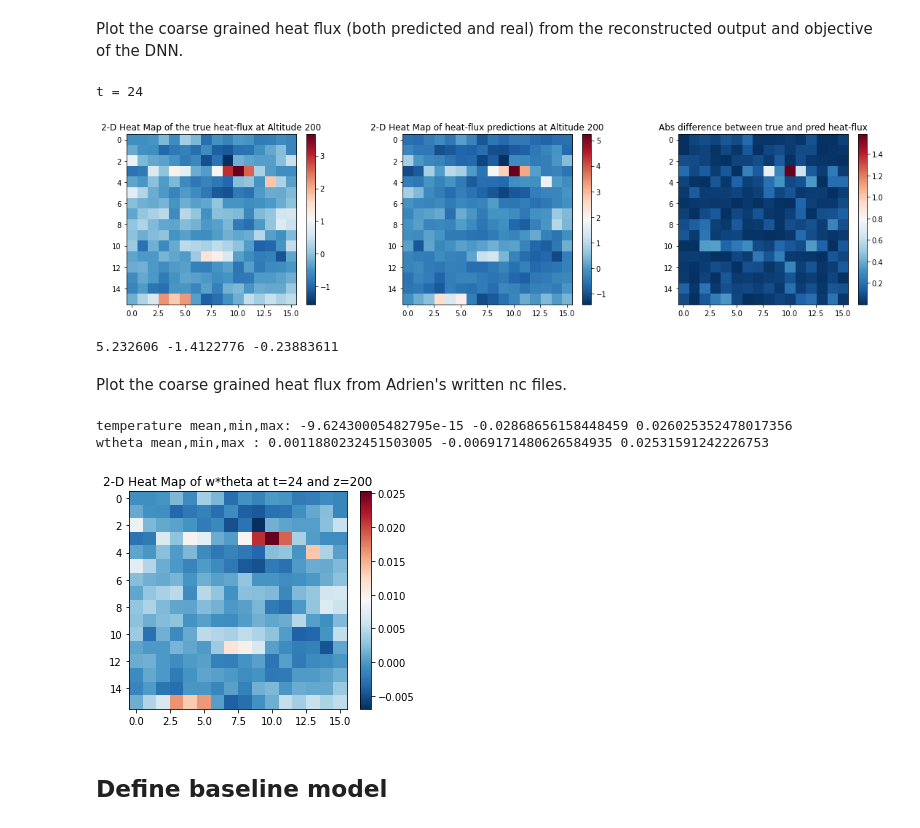
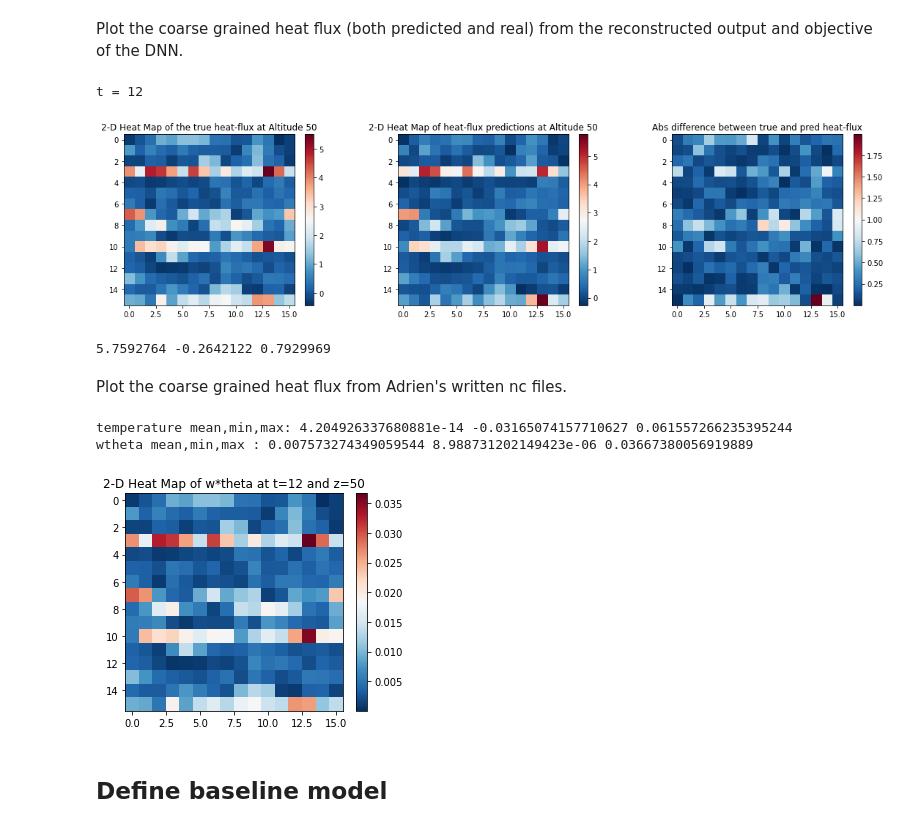
Before and after one commit to AdrienBq/Turbulence, a Jupyter notebook: explo/eval_model.ipynb, the cells around one changed output. Cells and saved outputs as stored; diff of their text form; code cells hidden in the pictures.

```diff
--- a/explo/eval_model.ipynb
+++ b/explo/eval_model.ipynb
@@ -113,7 +148,7 @@ n_batches = input_train.shape[0]//batch_size
 !!! This section only works with coarse_factors = [32] !!!
 # %%
 model_load = DNN(batch_size=batch_size,input_size=len_in,output_size=len_out)
-model_load.load_state_dict(torch.load(f'explo/models/model_bash_1.pt', map_location=torch.device('cpu')))
+model_load.load_state_dict(torch.load(f'explo/models/model_bash_0.pt', map_location=torch.device('cpu')))
 model_load.eval()
 # %% [output]
 DNN(
@@ -154,21 +189,21 @@ torch.Size([3328, 376])
 Plot the coarse grained heat flux (both predicted and real) from the reconstructed output and objective of the DNN.
 # %%
 t = 0
-z=200
+z=50
 L=32
 largeur = int(512/L)
 pred_ds = output_pred[t*largeur**2:(t+1)*largeur**2,:].cpu().detach().numpy()
 true_ds = output_test[t*largeur**2:(t+1)*largeur**2,:].cpu().detach().numpy()
 
 #print(pred_ds)
 print('t =',test_times[t])
 utils.plot_output(pred_ds,true_ds,L,z,color='RdBu_r')
 
 print(pred_ds[:,z].max(),pred_ds[:,z].min(),true_ds[:,z].mean())
 # %% [output]
-t = 24
+t = 12
-[figure, old version]
+[figure, new version]
-5.232606 -1.4122776 -0.23883611
+5.7592764 -0.2642122 0.7929969
 # %% [markdown]
 Plot the coarse grained heat flux from Adrien's written nc files.
 # %%
@@ -183,9 +218,9 @@ plt.colorbar(im, orientation='vertical', fraction=0.046, pad=0.04)
 plt.title(f"2-D Heat Map of w*theta at t={test_times[t]} and z={z}")
 plt.show()
 # %% [output]
-temperature mean,min,max: -9.62430005482795e-15 -0.02868656158448459 0.026025352478017356
-wtheta mean,min,max : 0.0011880232451503005 -0.0069171480626584935 0.02531591242226753
+temperature mean,min,max: 4.204926337680881e-14 -0.03165074157710627 0.061557266235395244
+wtheta mean,min,max : 0.007573274349059544 8.988731202149423e-06 0.03667380056919889
-[figure, old version]
+[figure, new version]
 # %% [markdown]
 ## Define baseline model
 # %% [markdown]
```
Also changed, not shown: parts of 14 cells of this notebook, 4 other files.
